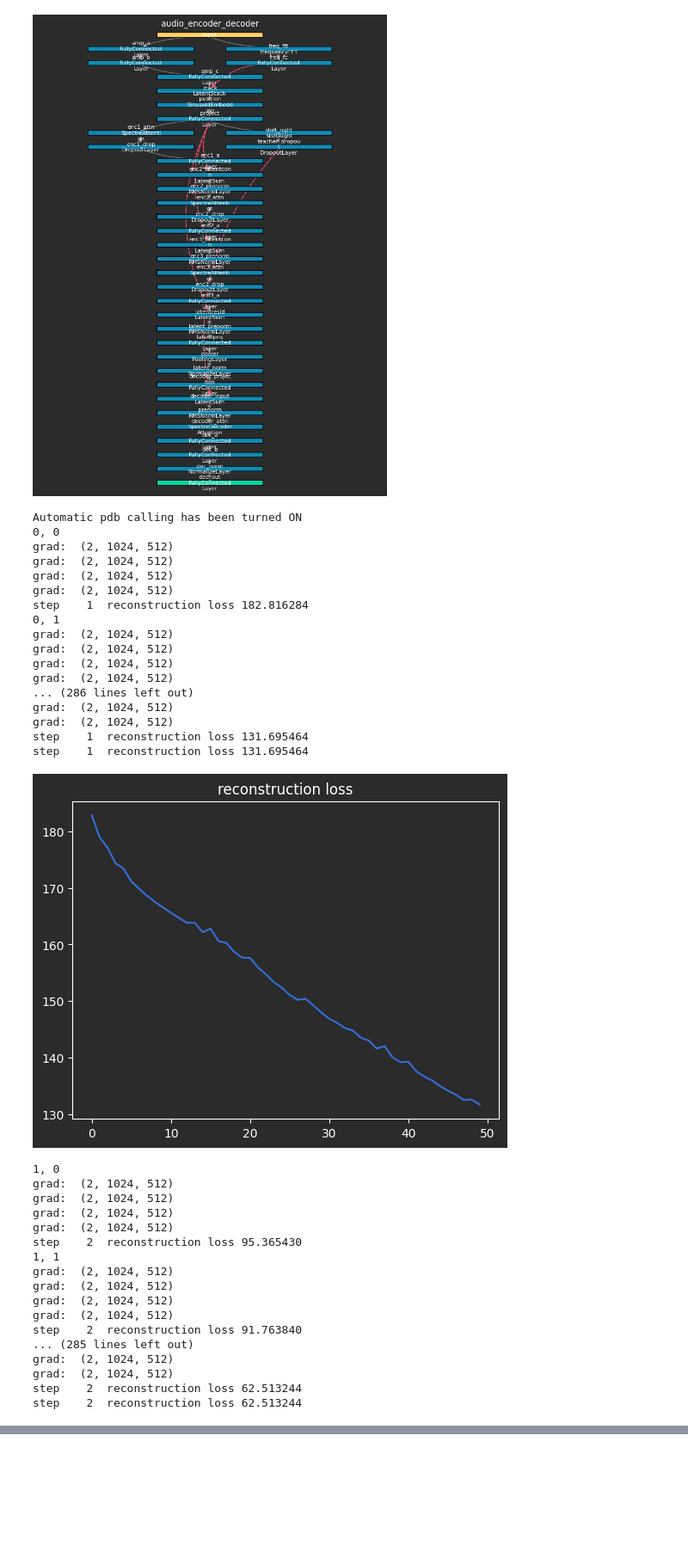
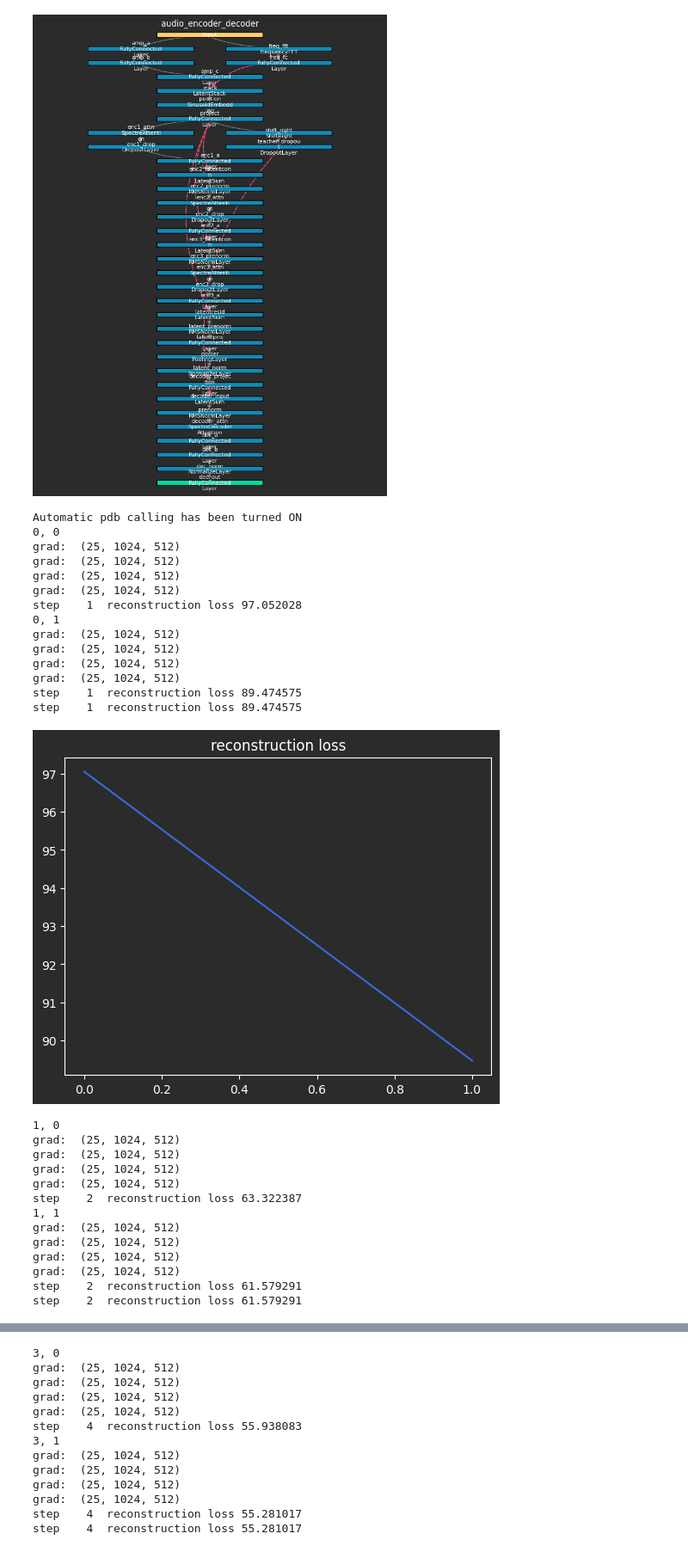
Before and after one commit to Davidgraey/ml-tools, a Jupyter notebook: notebooks/elephant_training_latentspace.ipynb, the cells around one changed output, grey strips where cells are left out. Shown at 86% size. Drawn from its saved outputs; the diff is of its cells as text; code cells hidden in the pictures; blank space fills up the shorter version.

```diff
--- a/notebooks/elephant_training_latentspace.ipynb
+++ b/notebooks/elephant_training_latentspace.ipynb
@@ -288,9 +288,9 @@ edges:
 # %%
 # AND this is how we train:
 %pdb on
-BATCH_SIZE = 2
+BATCH_SIZE = 25
 EPOCHS = 10
-STEPS_PER_SAMPLE = 50
+STEPS_PER_SAMPLE = 2
 LR = 4e-4
 DIVI = 10
 
@@ -303,62 +303,55 @@ for epoch in range(EPOCHS):
     for step_i, batch_st in enumerate(range(4000, len(xs), BATCH_SIZE)):
 
         verbose = (step_i + 1) % DIVI == 0
         verbose = True
 
         _xs = xs[batch_st:batch_st+BATCH_SIZE, :, :]
         _pad = padding_mask[batch_st:batch_st+BATCH_SIZE, :]
         for _ in range(STEPS_PER_SAMPLE):
             print(f"{step_i}, {_}")
             x_prime = net.forward(_xs, mask=_pad)
             reconstruction_loss = loss.forward(prediction=x_prime, targets=_xs, mask=_pad)
             all_losses.append(reconstruction_loss.item())
 
             net.backward(loss.backward())
             optimizer.step(net.layers)
             print(f"step {step_i + 1:4d}  reconstruction loss {reconstruction_loss:.6f}")
 
         if verbose:
             print(f"step {step_i + 1:4d}  reconstruction loss {reconstruction_loss:.6f}")
             plt.plot(all_losses)
             plt.title("reconstruction loss")
             plt.show()
 
 plt.plot(all_losses)
 plt.title("reconstruction loss")
 plt.show()
 # %% [output]
 Automatic pdb calling has been turned ON
 0, 0
-grad:  (2, 1024, 512)
-grad:  (2, 1024, 512)
-grad:  (2, 1024, 512)
-grad:  (2, 1024, 512)
-step    1  reconstruction loss 182.816284
+grad:  (25, 1024, 512)
+grad:  (25, 1024, 512)
+grad:  (25, 1024, 512)
+grad:  (25, 1024, 512)
+step    1  reconstruction loss 97.052028
 0, 1
-grad:  (2, 1024, 512)
-grad:  (2, 1024, 512)
-grad:  (2, 1024, 512)
-grad:  (2, 1024, 512)
-... (286 lines left out)
-grad:  (2, 1024, 512)
-grad:  (2, 1024, 512)
-step    1  reconstruction loss 131.695464
-step    1  reconstruction loss 131.695464
+grad:  (25, 1024, 512)
+grad:  (25, 1024, 512)
+grad:  (25, 1024, 512)
+grad:  (25, 1024, 512)
+step    1  reconstruction loss 89.474575
+step    1  reconstruction loss 89.474575
-[figure, old version]
+[figure, new version]
 1, 0
-grad:  (2, 1024, 512)
-grad:  (2, 1024, 512)
-grad:  (2, 1024, 512)
-grad:  (2, 1024, 512)
-step    2  reconstruction loss 95.365430
+grad:  (25, 1024, 512)
+grad:  (25, 1024, 512)
+grad:  (25, 1024, 512)
+grad:  (25, 1024, 512)
+step    2  reconstruction loss 63.322387
 1, 1
-grad:  (2, 1024, 512)
-grad:  (2, 1024, 512)
-grad:  (2, 1024, 512)
-grad:  (2, 1024, 512)
-step    2  reconstruction loss 91.763840
-... (285 lines left out)
-grad:  (2, 1024, 512)
-grad:  (2, 1024, 512)
-step    2  reconstruction loss 62.513244
-step    2  reconstruction loss 62.513244
+grad:  (25, 1024, 512)
+grad:  (25, 1024, 512)
+grad:  (25, 1024, 512)
+grad:  (25, 1024, 512)
+step    2  reconstruction loss 61.579291
+step    2  reconstruction loss 61.579291
@@ -382,0 +373,13 @@ step    3  reconstruction loss 72.945712
+3, 0
+grad:  (25, 1024, 512)
+grad:  (25, 1024, 512)
+grad:  (25, 1024, 512)
+grad:  (25, 1024, 512)
+step    4  reconstruction loss 55.938083
+3, 1
+grad:  (25, 1024, 512)
+grad:  (25, 1024, 512)
+grad:  (25, 1024, 512)
+grad:  (25, 1024, 512)
+step    4  reconstruction loss 55.281017
+step    4  reconstruction loss 55.281017
```
Also changed, not shown: parts of 5 cells of this notebook, 2 other files.
